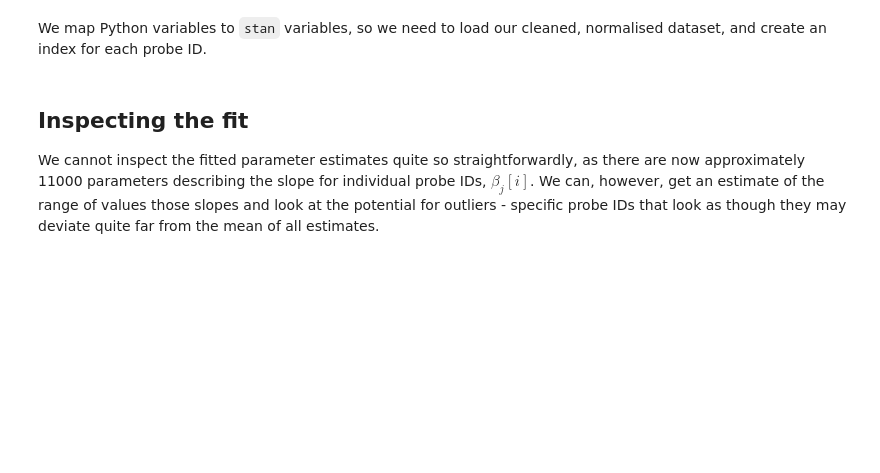
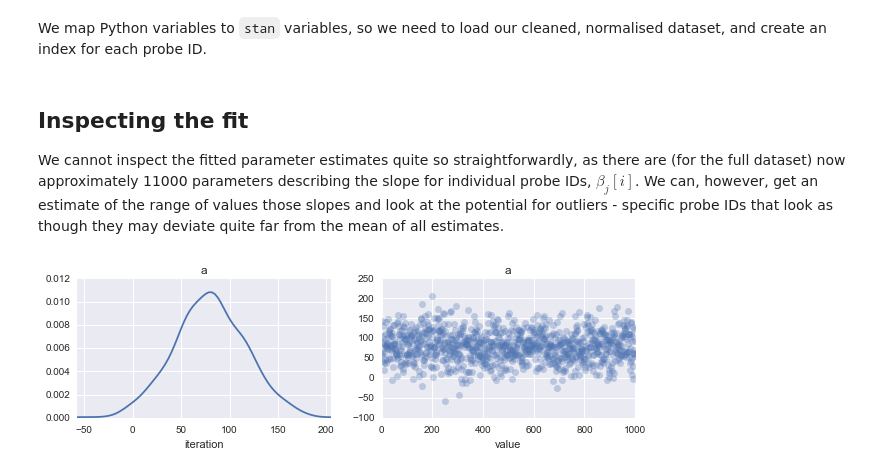
Before and after one commit to widdowquinn/SI_Holmes_etal_2017, a Jupyter notebook: 03-unpooled_model.ipynb, the cells around one changed output. Cells and saved outputs as stored; diff of their text form; code cells hidden in the pictures; blank space fills up the shorter version.

```diff
--- a/03-unpooled_model.ipynb
+++ b/03-unpooled_model.ipynb
@@ -111,4 +109,9 @@ unpooled_fit = pystan.stan(model_code=unpooled_model,
 # %% [markdown]
 ## Inspecting the fit
 
-We cannot inspect the fitted parameter estimates quite so straightforwardly, as there are now approximately 11000 parameters describing the slope for individual probe IDs, $\beta_j[i]$. We can, however, get an estimate of the range of values those slopes and look at the potential for outliers - specific probe IDs that look as though they may deviate quite far from the mean of all estimates.
+We cannot inspect the fitted parameter estimates quite so straightforwardly, as there are (for the full dataset) now approximately 11000 parameters describing the slope for individual probe IDs, $\beta_j[i]$. We can, however, get an estimate of the range of values those slopes and look at the potential for outliers - specific probe IDs that look as though they may deviate quite far from the mean of all estimates.
+# %%
+# plot estimates for alpha (intercept)
+tools.plot_fit_params(unpooled_fit, ['a'])
+# %% [output]
+[figure, added]
```
Also changed, not shown: parts of 21 cells of this notebook, 5 other files.
